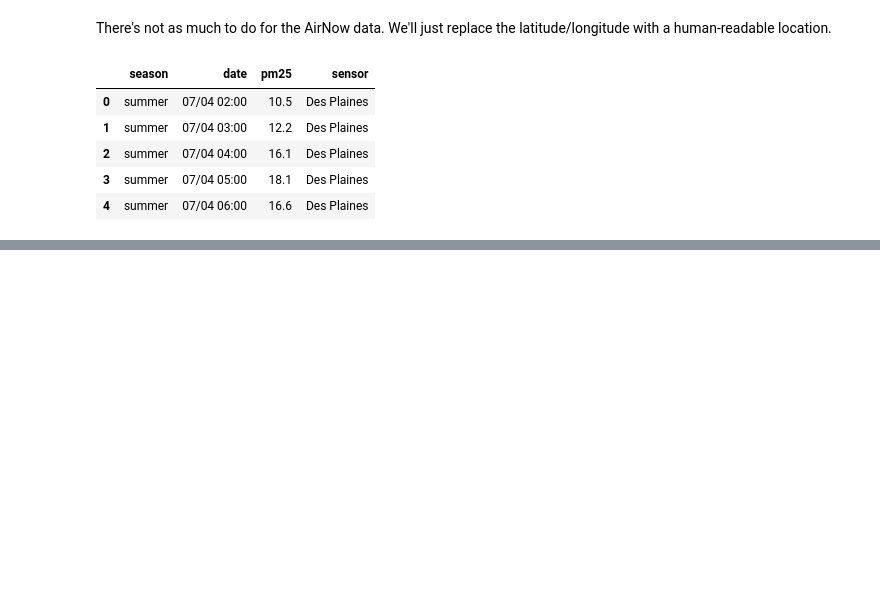
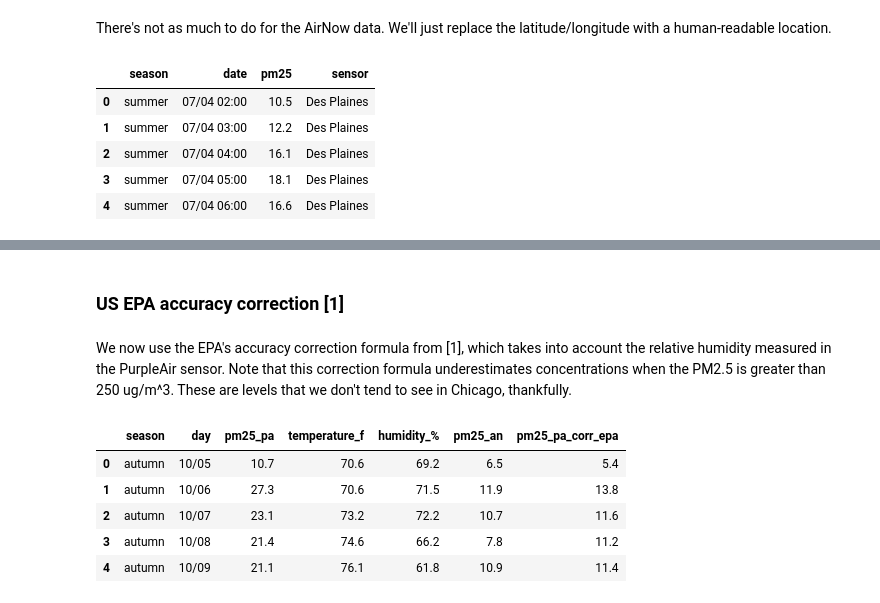
Before and after one commit to code-312/Air-Quality, a Jupyter notebook: notebooks/mckinley_park_vs_airnow_accuracy_corrections.ipynb, the cells around one changed output, grey strips where cells are left out. Cells and saved outputs as stored; diff of their text form; code cells hidden in the pictures; blank space fills up the shorter version.

```diff
--- a/notebooks/mckinley_park_vs_airnow_accuracy_corrections.ipynb
+++ b/notebooks/mckinley_park_vs_airnow_accuracy_corrections.ipynb
@@ -158,0 +219,18 @@ df_an.head()
+# %% [markdown]
+### US EPA accuracy correction [1]
+# %% [markdown]
+We now use the EPA's accuracy correction formula from [1], which takes into account the relative humidity measured in the PurpleAir sensor. Note that this correction formula underestimates concentrations when the PM2.5 is greater than 250 ug/m^3. These are levels that we don't tend to see in Chicago, thankfully.
+# %%
+def correction_epa(pm25, rh):
+    return 0.52 * pm25 - 0.085 * rh + 5.71
+
+# apply the correction row-wise
+df_daily['pm25_pa_corr_epa'] = df_daily.apply(lambda row: correction_epa(row['pm25_pa'], row['humidity_%']), axis = 1)
+df_daily.head()
+# %% [output]
+|  | season | day | pm25_pa | temperature_f | humidity_% | pm25_an | pm25_pa_corr_epa |
+| 0 | autumn | 10/05 | 10.7 | 70.6 | 69.2 | 6.5 | 5.4 |
+| 1 | autumn | 10/06 | 27.3 | 70.6 | 71.5 | 11.9 | 13.8 |
+| 2 | autumn | 10/07 | 23.1 | 73.2 | 72.2 | 10.7 | 11.6 |
+| 3 | autumn | 10/08 | 21.4 | 74.6 | 66.2 | 7.8 | 11.2 |
+| 4 | autumn | 10/09 | 21.1 | 76.1 | 61.8 | 10.9 | 11.4 |
```
Also changed, not shown: parts of 22 cells of this notebook, 2 other files.
